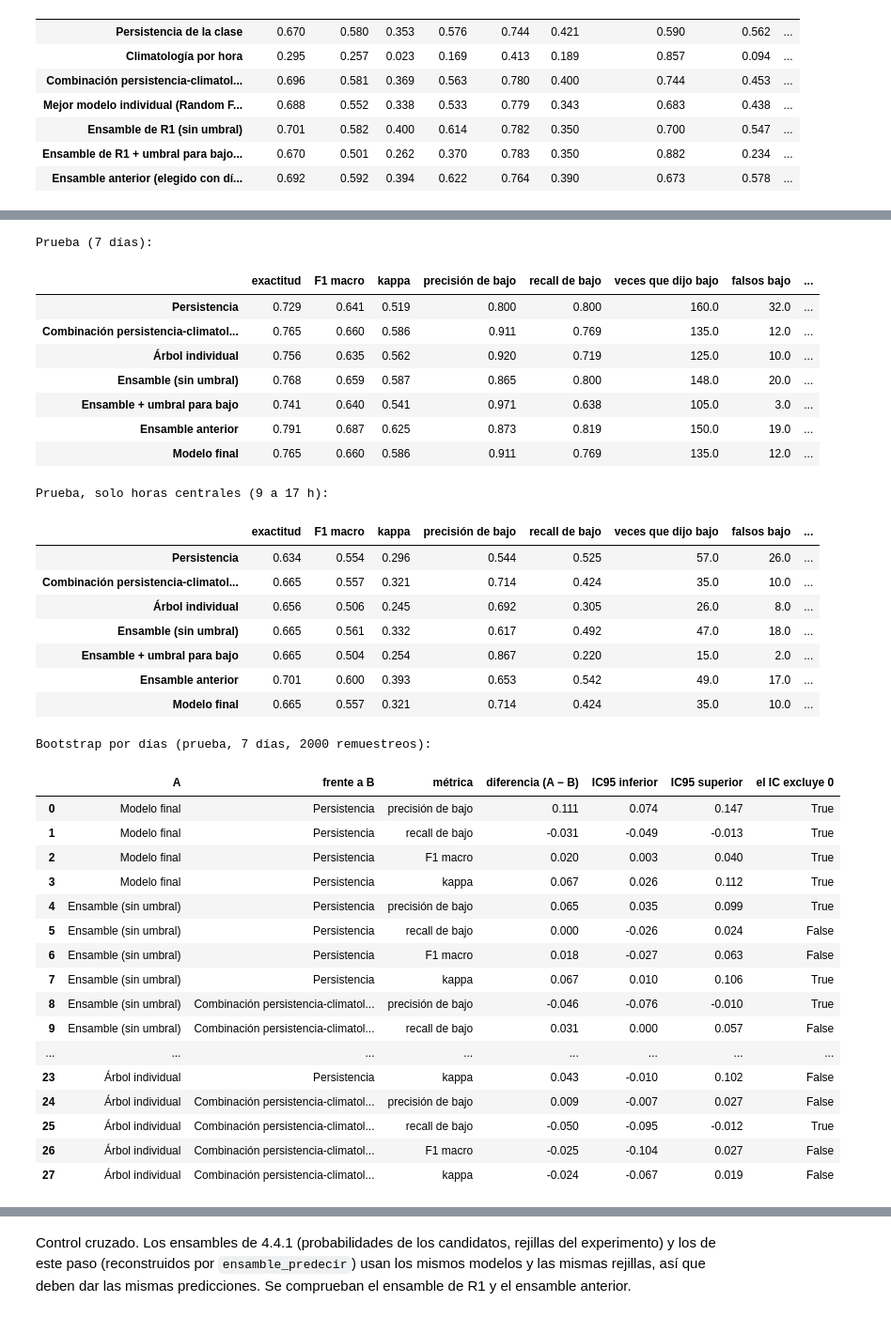
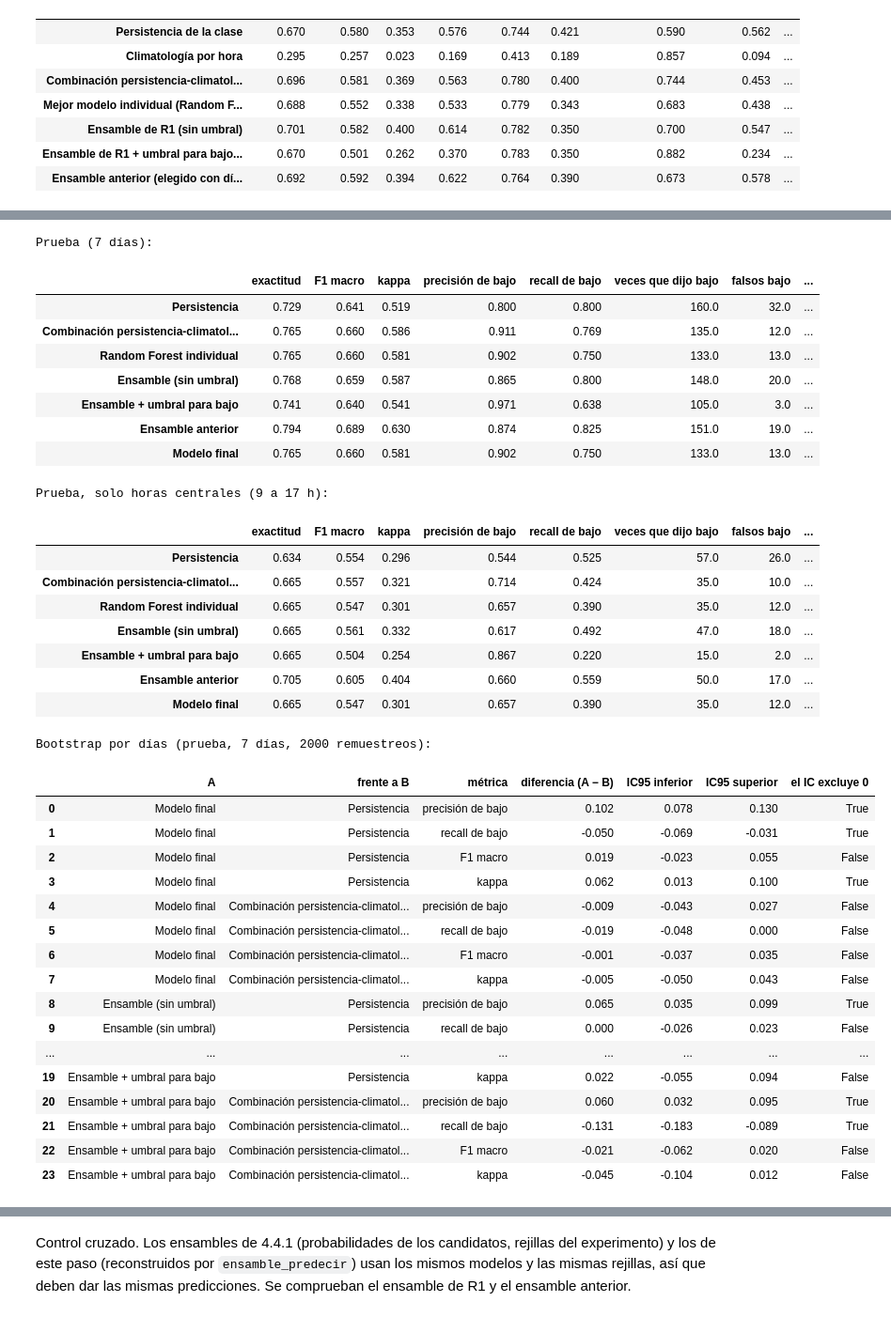
Before and after one commit to JMIGUEL-C/O-M_Forescasting, a Jupyter notebook: Proyecto4_Planta2.ipynb, the cells around one changed output, grey strips where cells are left out. Shown at 94% size. Cells and saved outputs as stored; diff of their text form; code cells hidden in the pictures.

```diff
--- a/Proyecto4_Planta2.ipynb
+++ b/Proyecto4_Planta2.ipynb
@@ -2569,8 +2571,9 @@ Se aplican R1–R3 con los días de selección (14–26). R1 elige como ganadora
 ENS_R1 = COMB[ENS_I].iloc[elegir_R1(CM_SUB[ENS_I][:, SEL_I].sum(1), TAM[ENS_I])]        # mejor ensamble según R1 (alternativa evaluada aunque no gane)
 ENS_MODELOS = [POOL[i] for i in ENS_R1.comb]          # no se parte el texto: algunos nombres contienen ' + '
 assert set(ENS_MODELOS) <= set(POOL) and set(ENS_ANTERIOR) <= set(POOL)
-# R3: el ensamble es el modelo final solo si la búsqueda paga (R2) y la ganadora de R1 es un ensamble; si la ganadora es un individual o una referencia, gana la combinación (parsimonia)
-MODELO_FINAL = 'ensamble' if (BUSQUEDA_PAGA and GANADORA_SEL.tipo == 'ensamble') else 'combinacion'
+# R3 (revisada el 24-nov por la retroalimentación del docente): el ensamble es el modelo final solo si la búsqueda paga (R2) y la ganadora de R1 es un ensamble; si no, el modelo final es el mejor modelo individual entrenado (4.3.3, regla de 4.2.4) y la combinación queda como referencia
+MODELO_FINAL = 'ensamble' if (BUSQUEDA_PAGA and GANADORA_SEL.tipo == 'ensamble') else 'individual'
+print(f'Modelo individual de 4.3.3 (candidato a modelo final): {MEJOR_NOMBRE}, conjunto {MEJOR_CONJ}')
 print(f'MODELO_FINAL = {MODELO_FINAL} | R2 (la búsqueda paga) = {BUSQUEDA_PAGA} | ganadora de R1: [{GANADORA_SEL.tipo}] {GANADORA_SEL.modelos}')
 print(f'Mejor ensamble según R1: {ENS_MODELOS} | selección: F1 {ENS_R1["F1 sel"]:.3f}, kappa {ENS_R1["kappa sel"]:.3f}, precisión de bajo {ENS_R1["prec bajo sel"]:.3f}, recall de bajo {ENS_R1["recall bajo sel"]:.3f}')
 print(f'Ensamble anterior (elegido con días de prueba; solo referencia): {ENS_ANTERIOR} | selección: F1 {fila_ant["F1 sel"]:.3f}, kappa {fila_ant["kappa sel"]:.3f}, precisión de bajo {fila_ant["prec bajo sel"]:.3f}, recall de bajo {fila_ant["recall bajo sel"]:.3f}')
@@ -2922,6 +2927,7 @@ def _met_cm(cm_):
             'veces que dijo bajo': int(cm_[:, 0].sum()), 'falsos bajo': int(cm_[1:, 0].sum())}
 
 def walk_forward(dia_inicio):
+    assert MODELO_FINAL != 'individual' or MEJOR_NOMBRE == 'Random Forest', 'el día a día usa la rejilla del Random Forest de 4.4.1'
     dias_ = ctx['dias']; nd_ = len(dias_); filas_ = []
     for j in range(dia_inicio, nd_):
         ds_j, ctx_j = preparar(gen, sen, frac_dias_train=(j + 0.5) / nd_)
@@ -2935,23 +2941,27 @@ def walk_forward(dia_inicio):
         y_tr = np.digitize(tr_.AC_PLANTA_KW.to_numpy(), cortes_j, right=True); y_te = np.digitize(te_.AC_PLANTA_KW.to_numpy(), cortes_j, right=True)
         cols_c = ['dist_mediodia'] + LAGS_POTENCIA + LAGS_SENSOR
         w_j = peso_convexo(tr_, clim_j); a_, c_ = te_['AC_PLANTA_KW_lag1'].to_numpy(), clim_j(te_['hora'].to_numpy())
-        g_arbol = GridSearchCV(DecisionTreeClassifier(random_state=SEMILLA), {'max_depth': list(range(2, 13)), 'min_samples_leaf': [1, 5, 10, 20]},
-                               cv=cv, scoring='f1_macro', n_jobs=1).fit(tr_[cols_c], y_tr)
+        est_rf, rej_rf = candidatos_wf()['RF (base)']           # la rejilla reducida del día a día (4.4.1)
+        g_rf = GridSearchCV(clone(est_rf), rej_rf, cv=cv, scoring='f1_macro', n_jobs=1).fit(tr_[cols_c], y_tr)
         ens_j = ensamble_predecir(tr_, y_tr, te_, cols_c + EXTRA_CLIM, CALIBRAR, TAU_MODO, TAU_FIJO, modelos=ENS_MODELOS)
         ant_j = ensamble_predecir(tr_, y_tr, te_, cols_c + EXTRA_CLIM, False, 'fijo', 0.5, modelos=ENS_ANTERIOR)
         preds_ = {'Persistencia': np.digitize(a_, cortes_j, right=True),
                   'Combinación persistencia-climatología': np.digitize(w_j * a_ + (1 - w_j) * c_, cortes_j, right=True),
-                  'Árbol individual': g_arbol.predict(te_[cols_c]),
+                  'Random Forest individual': g_rf.predict(te_[cols_c]),
                   'Ensamble (sin umbral)': ens_j['sin_umbral'], 'Ensamble + umbral para bajo': ens_j['con_umbral'], 'Ensamble anterior': ant_j['sin_umbral']}
-        preds_['Modelo final'] = preds_['Combinación persistencia-climatología'] if MODELO_FINAL == 'combinacion' else (ens_j['con_umbral'] if USAR_UMBRAL else ens_j['sin_umbral'])
+        preds_['Modelo final'] = preds_['Random Forest individual'] if MODELO_FINAL == 'individual' else (ens_j['con_umbral'] if USAR_UMBRAL else ens_j['sin_umbral'])
         filas_.append(pd.DataFrame({'dia_idx': j, 'hora': te_['hora'].to_numpy(), 'real': y_te, 'kw': te_['AC_PLANTA_KW'].to_numpy(), **preds_}))
         print(f'  día {j + 1} de {nd_} listo (tau = {ens_j["tau"]:.3f})', flush=True)
     return pd.concat(filas_, ignore_index=True)
 
-METODOS_WF = ['Persistencia', 'Combinación persistencia-climatología', 'Árbol individual', 'Ensamble (sin umbral)', 'Ensamble + umbral para bajo', 'Ensamble anterior', 'Modelo final']
+METODOS_WF = ['Persistencia', 'Combinación persistencia-climatología', 'Random Forest individual', 'Ensamble (sin umbral)', 'Ensamble + umbral para bajo', 'Ensamble anterior', 'Modelo final']
+RECALCULAR_WF = False            # False: si ya existe figuras/res_walkforward_filas.csv se carga en lugar de recalcular el día a día (unos 25 min)
 if EJECUTAR_WALK_FORWARD:
-    wf = walk_forward(WF_DIA_INICIO)
-    wf.to_csv('figuras/res_walkforward_filas.csv', index=False, encoding='utf-8-sig')
+    if os.path.exists('figuras/res_walkforward_filas.csv') and not RECALCULAR_WF:
+        wf = pd.read_csv('figuras/res_walkforward_filas.csv', encoding='utf-8-sig'); print('Día a día cargado de figuras/res_walkforward_filas.csv')
+    else:
+        wf = walk_forward(WF_DIA_INICIO)
+        wf.to_csv('figuras/res_walkforward_filas.csv', index=False, encoding='utf-8-sig')
 
     def tabla_wf(g):
         t = pd.DataFrame({m: _met_cm(_cm(g.real.to_numpy(), g[m].to_numpy())) for m in METODOS_WF}).T
@@ -2970,9 +2980,8 @@ if EJECUTAR_WALK_FORWARD:
     rng_ = np.random.default_rng(SEMILLA); dias_c = sorted(wf_pru.dia_idx.unique())
     cms_ = {m: np.array([_cm(wf_pru[wf_pru.dia_idx == d].real.to_numpy(), wf_pru[wf_pru.dia_idx == d][m].to_numpy()) for d in dias_c]) for m in METODOS_WF}
     cols_boot = ['precisión de bajo', 'recall de bajo', 'F1 macro', 'kappa']; filas_b = []
-    for a_m in ('Modelo final', 'Ensamble (sin umbral)', 'Ensamble + umbral para bajo', 'Árbol individual'):
+    for a_m in ('Modelo final', 'Ensamble (sin umbral)', 'Ensamble + umbral para bajo'):
         for b_m in ('Persistencia', 'Combinación persistencia-climatología'):
-            if a_m == 'Modelo final' and b_m == 'Combinación persistencia-climatología' and MODELO_FINAL == 'combinacion': continue      # sería comparar el modelo con sí mismo
             dif = {k: [] for k in cols_boot}
             for _ in range(N_BOOT):
                 ix = rng_.integers(0, len(dias_c), len(dias_c)); m1, m2 = _met_cm(cms_[a_m][ix].sum(0)), _met_cm(cms_[b_m][ix].sum(0))
@@ -3016,39 +3011,39 @@ Selección (días 14–26; descriptiva):
 Prueba (7 días):
 |  | exactitud | F1 macro | kappa | precisión de bajo | recall de bajo | veces que dijo bajo | falsos bajo | ... |
 | Persistencia | 0.729 | 0.641 | 0.519 | 0.800 | 0.800 | 160.0 | 32.0 | ... |
 | Combinación persistencia-climatol... | 0.765 | 0.660 | 0.586 | 0.911 | 0.769 | 135.0 | 12.0 | ... |
-| Árbol individual | 0.756 | 0.635 | 0.562 | 0.920 | 0.719 | 125.0 | 10.0 | ... |
+| Random Forest individual | 0.765 | 0.660 | 0.581 | 0.902 | 0.750 | 133.0 | 13.0 | ... |
 | Ensamble (sin umbral) | 0.768 | 0.659 | 0.587 | 0.865 | 0.800 | 148.0 | 20.0 | ... |
 | Ensamble + umbral para bajo | 0.741 | 0.640 | 0.541 | 0.971 | 0.638 | 105.0 | 3.0 | ... |
-| Ensamble anterior | 0.791 | 0.687 | 0.625 | 0.873 | 0.819 | 150.0 | 19.0 | ... |
-| Modelo final | 0.765 | 0.660 | 0.586 | 0.911 | 0.769 | 135.0 | 12.0 | ... |
+| Ensamble anterior | 0.794 | 0.689 | 0.630 | 0.874 | 0.825 | 151.0 | 19.0 | ... |
+| Modelo final | 0.765 | 0.660 | 0.581 | 0.902 | 0.750 | 133.0 | 13.0 | ... |
 Prueba, solo horas centrales (9 a 17 h):
 |  | exactitud | F1 macro | kappa | precisión de bajo | recall de bajo | veces que dijo bajo | falsos bajo | ... |
 | Persistencia | 0.634 | 0.554 | 0.296 | 0.544 | 0.525 | 57.0 | 26.0 | ... |
 | Combinación persistencia-climatol... | 0.665 | 0.557 | 0.321 | 0.714 | 0.424 | 35.0 | 10.0 | ... |
-| Árbol individual | 0.656 | 0.506 | 0.245 | 0.692 | 0.305 | 26.0 | 8.0 | ... |
+| Random Forest individual | 0.665 | 0.547 | 0.301 | 0.657 | 0.390 | 35.0 | 12.0 | ... |
 | Ensamble (sin umbral) | 0.665 | 0.561 | 0.332 | 0.617 | 0.492 | 47.0 | 18.0 | ... |
 | Ensamble + umbral para bajo | 0.665 | 0.504 | 0.254 | 0.867 | 0.220 | 15.0 | 2.0 | ... |
-| Ensamble anterior | 0.701 | 0.600 | 0.393 | 0.653 | 0.542 | 49.0 | 17.0 | ... |
-| Modelo final | 0.665 | 0.557 | 0.321 | 0.714 | 0.424 | 35.0 | 10.0 | ... |
+| Ensamble anterior | 0.705 | 0.605 | 0.404 | 0.660 | 0.559 | 50.0 | 17.0 | ... |
+| Modelo final | 0.665 | 0.547 | 0.301 | 0.657 | 0.390 | 35.0 | 12.0 | ... |
 Bootstrap por días (prueba, 7 días, 2000 remuestreos):
 |  | A | frente a B | métrica | diferencia (A − B) | IC95 inferior | IC95 superior | el IC excluye 0 |
-| 0 | Modelo final | Persistencia | precisión de bajo | 0.111 | 0.074 | 0.147 | True |
-| 1 | Modelo final | Persistencia | recall de bajo | -0.031 | -0.049 | -0.013 | True |
-| 2 | Modelo final | Persistencia | F1 macro | 0.020 | 0.003 | 0.040 | True |
-| 3 | Modelo final | Persistencia | kappa | 0.067 | 0.026 | 0.112 | True |
-| 4 | Ensamble (sin umbral) | Persistencia | precisión de bajo | 0.065 | 0.035 | 0.099 | True |
-| 5 | Ensamble (sin umbral) | Persistencia | recall de bajo | 0.000 | -0.026 | 0.024 | False |
-| 6 | Ensamble (sin umbral) | Persistencia | F1 macro | 0.018 | -0.027 | 0.063 | False |
-| 7 | Ensamble (sin umbral) | Persistencia | kappa | 0.067 | 0.010 | 0.106 | True |
-| 8 | Ensamble (sin umbral) | Combinación persistencia-climatol... | precisión de bajo | -0.046 | -0.076 | -0.010 | True |
-| 9 | Ensamble (sin umbral) | Combinación persistencia-climatol... | recall de bajo | 0.031 | 0.000 | 0.057 | False |
+| 0 | Modelo final | Persistencia | precisión de bajo | 0.102 | 0.078 | 0.130 | True |
+| 1 | Modelo final | Persistencia | recall de bajo | -0.050 | -0.069 | -0.031 | True |
+| 2 | Modelo final | Persistencia | F1 macro | 0.019 | -0.023 | 0.055 | False |
+| 3 | Modelo final | Persistencia | kappa | 0.062 | 0.013 | 0.100 | True |
+| 4 | Modelo final | Combinación persistencia-climatol... | precisión de bajo | -0.009 | -0.043 | 0.027 | False |
+| 5 | Modelo final | Combinación persistencia-climatol... | recall de bajo | -0.019 | -0.048 | 0.000 | False |
+| 6 | Modelo final | Combinación persistencia-climatol... | F1 macro | -0.001 | -0.037 | 0.035 | False |
+| 7 | Modelo final | Combinación persistencia-climatol... | kappa | -0.005 | -0.050 | 0.043 | False |
+| 8 | Ensamble (sin umbral) | Persistencia | precisión de bajo | 0.065 | 0.035 | 0.099 | True |
+| 9 | Ensamble (sin umbral) | Persistencia | recall de bajo | 0.000 | -0.026 | 0.023 | False |
 | ... | ... | ... | ... | ... | ... | ... | ... |
-| 23 | Árbol individual | Persistencia | kappa | 0.043 | -0.010 | 0.102 | False |
-| 24 | Árbol individual | Combinación persistencia-climatol... | precisión de bajo | 0.009 | -0.007 | 0.027 | False |
-| 25 | Árbol individual | Combinación persistencia-climatol... | recall de bajo | -0.050 | -0.095 | -0.012 | True |
-| 26 | Árbol individual | Combinación persistencia-climatol... | F1 macro | -0.025 | -0.104 | 0.027 | False |
-| 27 | Árbol individual | Combinación persistencia-climatol... | kappa | -0.024 | -0.067 | 0.019 | False |
+| 19 | Ensamble + umbral para bajo | Persistencia | kappa | 0.022 | -0.055 | 0.094 | False |
+| 20 | Ensamble + umbral para bajo | Combinación persistencia-climatol... | precisión de bajo | 0.060 | 0.032 | 0.095 | True |
+| 21 | Ensamble + umbral para bajo | Combinación persistencia-climatol... | recall de bajo | -0.131 | -0.183 | -0.089 | True |
+| 22 | Ensamble + umbral para bajo | Combinación persistencia-climatol... | F1 macro | -0.021 | -0.062 | 0.020 | False |
+| 23 | Ensamble + umbral para bajo | Combinación persistencia-climatol... | kappa | -0.045 | -0.104 | 0.012 | False |
 # %%
 if EJECUTAR_WALK_FORWARD:
     comp = [('Modelo final', 'Persistencia', 'Modelo final − Persistencia'),
```
Also changed, not shown: parts of 44 cells of this notebook, 30 other files.
